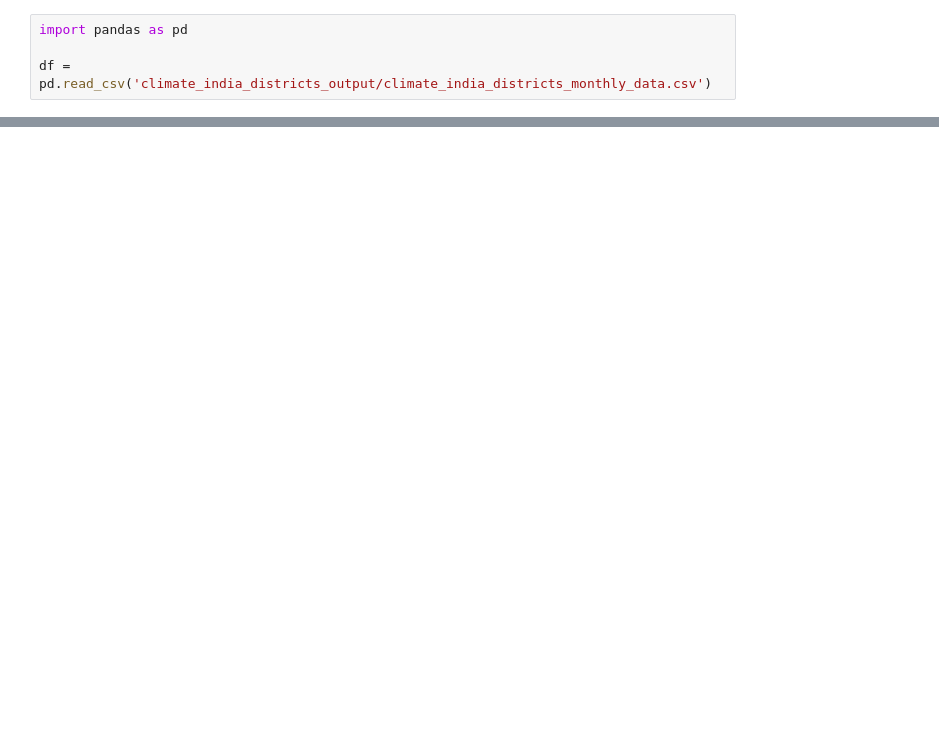
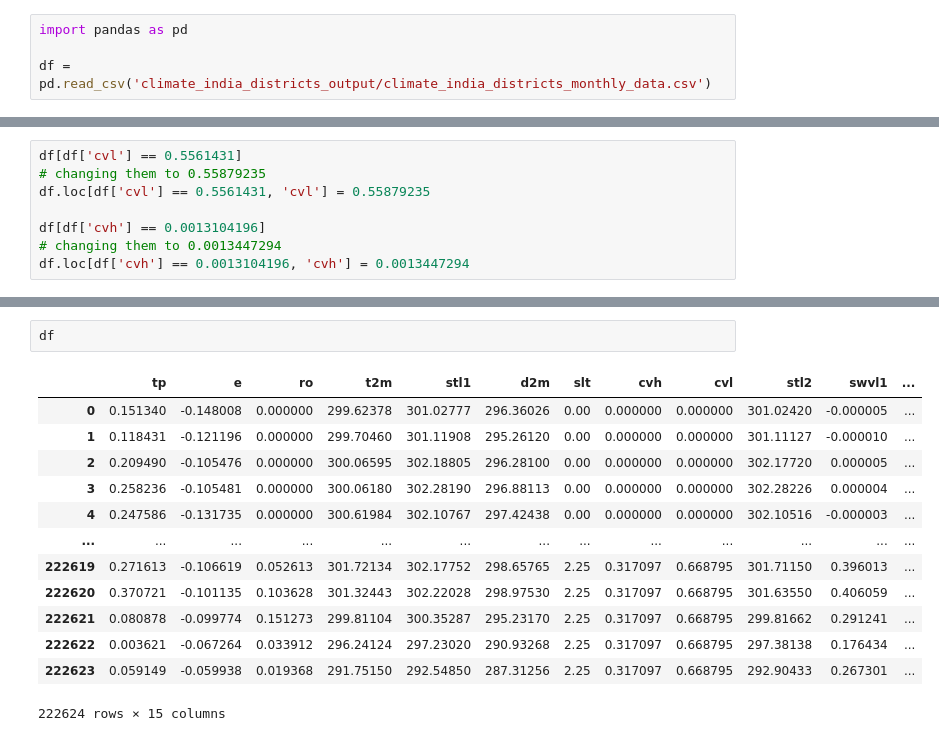
Before and after one commit to JaggeryArray/climate_agriculture_analysis_India, a Jupyter notebook: climate_data_district_wise/climate_ana.ipynb, the cells around one changed output, grey strips where cells are left out. Drawn from its saved outputs; the diff is of its cells as text; blank space fills up the shorter version.

```diff
--- a/climate_data_district_wise/climate_ana.ipynb
+++ b/climate_data_district_wise/climate_ana.ipynb
@@ -20,0 +129,8 @@ df
+# %%
+df[df['cvl'] == 0.5561431]
+# changing them to 0.55879235
+df.loc[df['cvl'] == 0.5561431, 'cvl'] = 0.55879235
+
+df[df['cvh'] == 0.0013104196]
+# changing them to 0.0013447294
+df.loc[df['cvh'] == 0.0013104196, 'cvh'] = 0.0013447294
@@ -20,0 +206,16 @@ df
+# %%
+df
+# %% [output]
+|  | tp | e | ro | t2m | stl1 | d2m | slt | cvh | cvl | stl2 | swvl1 | ... |
+| 0 | 0.151340 | -0.148008 | 0.000000 | 299.62378 | 301.02777 | 296.36026 | 0.00 | 0.000000 | 0.000000 | 301.02420 | -0.000005 | ... |
+| 1 | 0.118431 | -0.121196 | 0.000000 | 299.70460 | 301.11908 | 295.26120 | 0.00 | 0.000000 | 0.000000 | 301.11127 | -0.000010 | ... |
+| 2 | 0.209490 | -0.105476 | 0.000000 | 300.06595 | 302.18805 | 296.28100 | 0.00 | 0.000000 | 0.000000 | 302.17720 | 0.000005 | ... |
+| 3 | 0.258236 | -0.105481 | 0.000000 | 300.06180 | 302.28190 | 296.88113 | 0.00 | 0.000000 | 0.000000 | 302.28226 | 0.000004 | ... |
+| 4 | 0.247586 | -0.131735 | 0.000000 | 300.61984 | 302.10767 | 297.42438 | 0.00 | 0.000000 | 0.000000 | 302.10516 | -0.000003 | ... |
+| ... | ... | ... | ... | ... | ... | ... | ... | ... | ... | ... | ... | ... |
+| 222619 | 0.271613 | -0.106619 | 0.052613 | 301.72134 | 302.17752 | 298.65765 | 2.25 | 0.317097 | 0.668795 | 301.71150 | 0.396013 | ... |
+| 222620 | 0.370721 | -0.101135 | 0.103628 | 301.32443 | 302.22028 | 298.97530 | 2.25 | 0.317097 | 0.668795 | 301.63550 | 0.406059 | ... |
+| 222621 | 0.080878 | -0.099774 | 0.151273 | 299.81104 | 300.35287 | 295.23170 | 2.25 | 0.317097 | 0.668795 | 299.81662 | 0.291241 | ... |
+| 222622 | 0.003621 | -0.067264 | 0.033912 | 296.24124 | 297.23020 | 290.93268 | 2.25 | 0.317097 | 0.668795 | 297.38138 | 0.176434 | ... |
+| 222623 | 0.059149 | -0.059938 | 0.019368 | 291.75150 | 292.54850 | 287.31256 | 2.25 | 0.317097 | 0.668795 | 292.90433 | 0.267301 | ... |
+222624 rows × 15 columns
```
Also changed, not shown: parts of 11 cells of this notebook, 25 other files.
